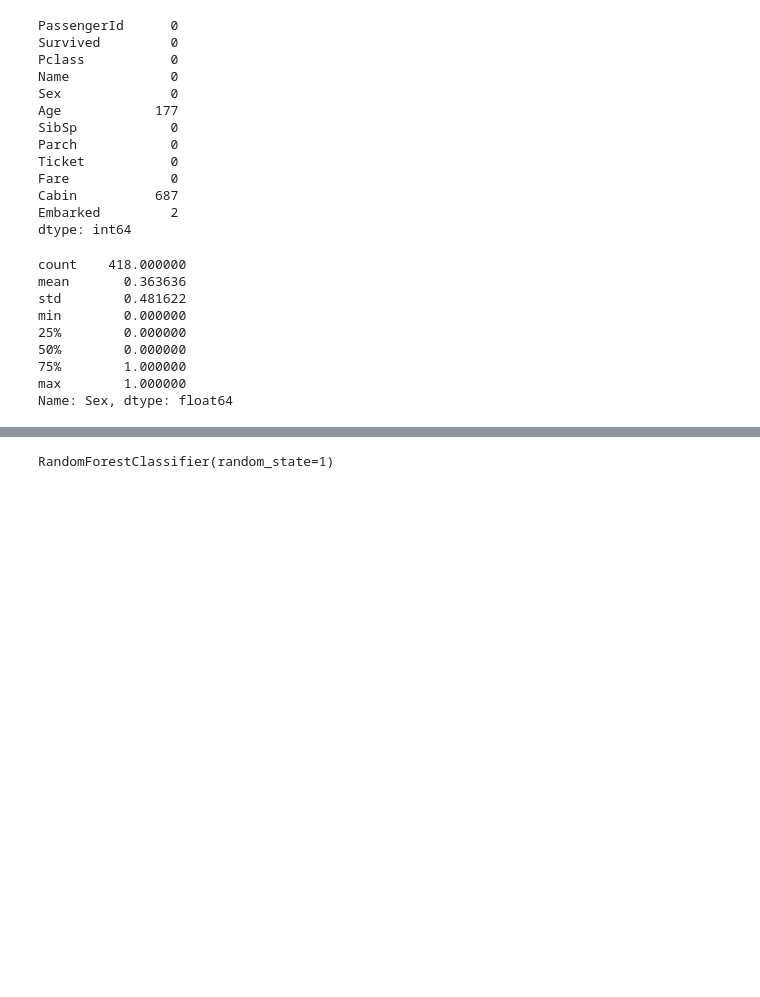
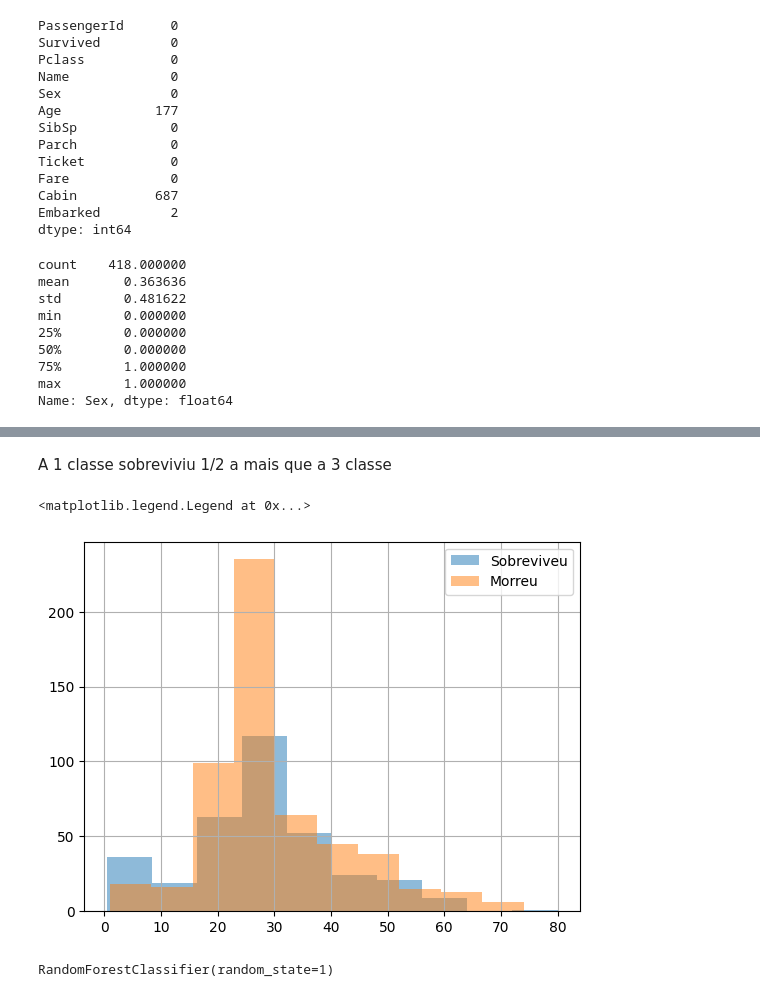
Before and after one commit to Fernnandagomes/KaggleTitanic, a Jupyter notebook: titanic.ipynb, the cells around one changed output, grey strips where cells are left out. Drawn from its saved outputs; the diff is of its cells as text; code cells hidden in the pictures; blank space fills up the shorter version.

```diff
--- a/titanic.ipynb
+++ b/titanic.ipynb
@@ -113,3 +130,12 @@ Name: Sex, dtype: float64
+# %% [markdown]
+A 1 classe sobreviviu 1/2 a mais que a 3 classe
+# %%
+train[train['Survived']==1]['Age'].hist(alpha=0.5, label='Sobreviveu')
+train[train['Survived']==0]['Age'].hist(alpha=0.5, label='Morreu')
+plt.legend()
+# %% [output]
+<matplotlib.legend.Legend at 0x...>
+[figure, added]
 # %%
 #Remoção de colunas que não serão usadas no modelo
 cols_para_remover = ['Name', 'Ticket', 'Cabin']
```
Also changed, not shown: parts of 10 cells of this notebook, 1 other file.
